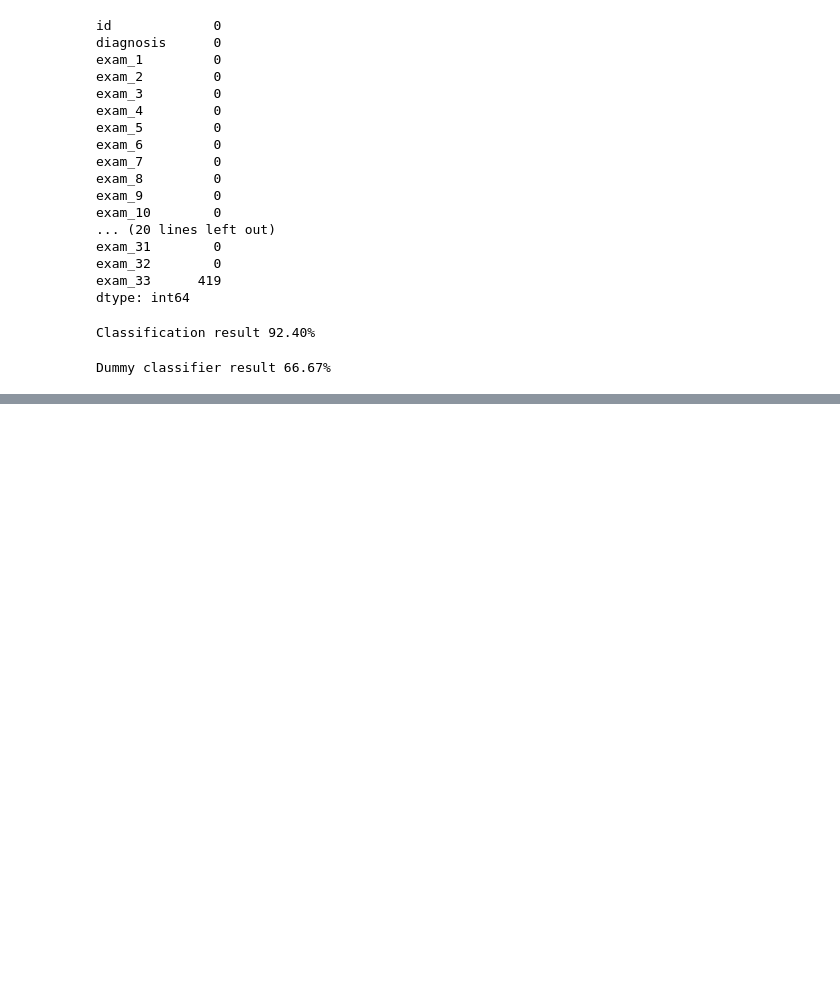
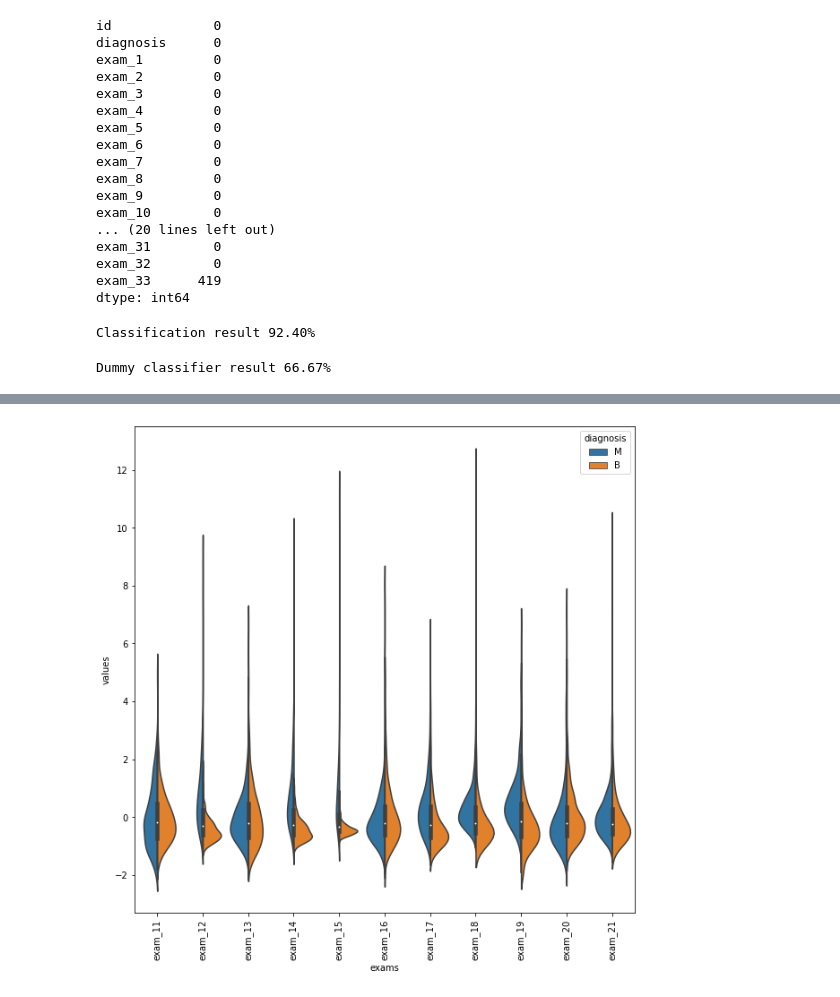
Before and after one commit to vazaee/multidimensional-data, a Jupyter notebook: multidimensional_data.ipynb, the cells around one changed output, grey strips where cells are left out. Saved outputs shown, nothing was run; the diff lists cells and outputs as text; code cells hidden in the pictures; blank space fills up the shorter version.

```diff
--- a/multidimensional_data.ipynb
+++ b/multidimensional_data.ipynb
@@ -68,0 +100,4 @@ Dummy classifier result 66.67%
+# %%
+violin_graph(exams_values_v2, 10, 21)
+# %% [output]
+[figure, added]
```
Also changed, not shown: parts of 7 cells of this notebook.
